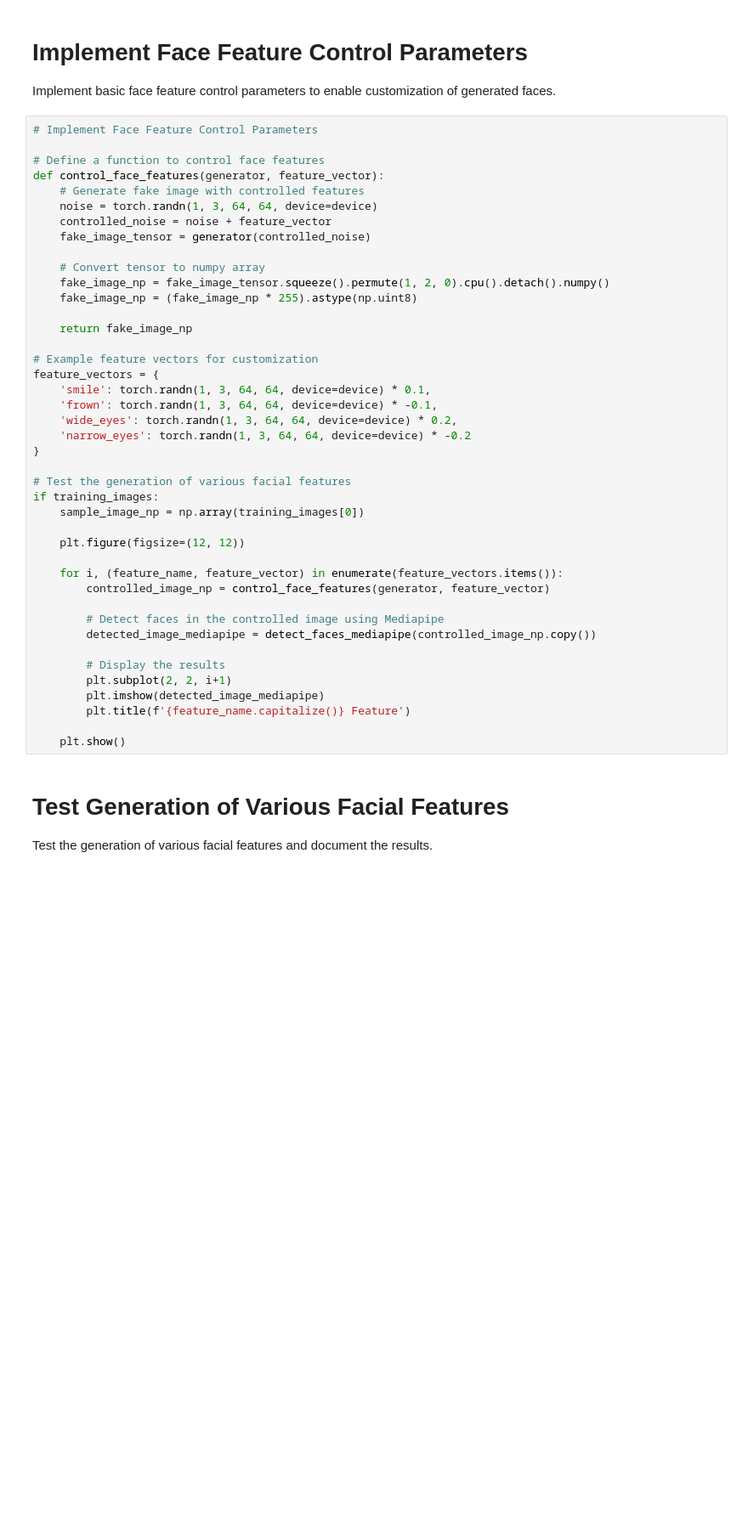
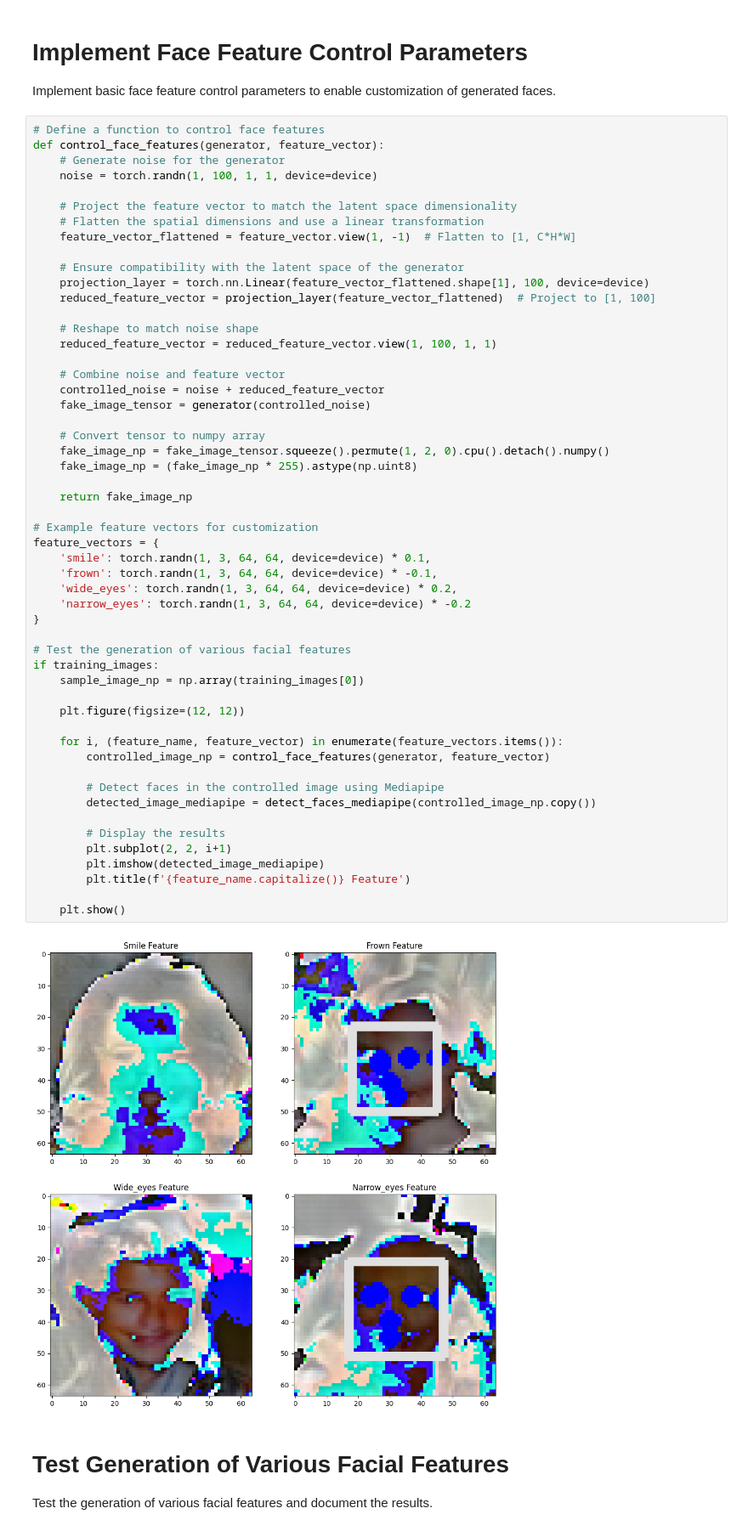
Before and after one commit to Rishardmunene/Stable-Diffusion-test, a Jupyter notebook: Face generation.ipynb, the cells around one changed output. Shown at 85% size. Drawn from its saved outputs; the diff is of its cells as text; blank space fills up the shorter version.

```diff
--- a/Face generation.ipynb
+++ b/Face generation.ipynb
@@ -311,13 +358,24 @@ if training_images:
 # Implement Face Feature Control Parameters
 Implement basic face feature control parameters to enable customization of generated faces.
 # %%
-# Implement Face Feature Control Parameters
-
 # Define a function to control face features
 def control_face_features(generator, feature_vector):
-    # Generate fake image with controlled features
-    noise = torch.randn(1, 3, 64, 64, device=device)
-    controlled_noise = noise + feature_vector
+    # Generate noise for the generator
+    noise = torch.randn(1, 100, 1, 1, device=device)
+
+    # Project the feature vector to match the latent space dimensionality
+    # Flatten the spatial dimensions and use a linear transformation
+    feature_vector_flattened = feature_vector.view(1, -1)  # Flatten to [1, C*H*W]
+
+    # Ensure compatibility with the latent space of the generator
+    projection_layer = torch.nn.Linear(feature_vector_flattened.shape[1], 100, device=device)
+    reduced_feature_vector = projection_layer(feature_vector_flattened)  # Project to [1, 100]
+
+    # Reshape to match noise shape
+    reduced_feature_vector = reduced_feature_vector.view(1, 100, 1, 1)
+
+    # Combine noise and feature vector
+    controlled_noise = noise + reduced_feature_vector
     fake_image_tensor = generator(controlled_noise)
 
     # Convert tensor to numpy array
@@ -325,33 +383,35 @@ def control_face_features(generator, feature_vector):
     fake_image_np = (fake_image_np * 255).astype(np.uint8)
 
     return fake_image_np
 
 # Example feature vectors for customization
 feature_vectors = {
     'smile': torch.randn(1, 3, 64, 64, device=device) * 0.1,
     'frown': torch.randn(1, 3, 64, 64, device=device) * -0.1,
     'wide_eyes': torch.randn(1, 3, 64, 64, device=device) * 0.2,
     'narrow_eyes': torch.randn(1, 3, 64, 64, device=device) * -0.2
 }
 
 # Test the generation of various facial features
 if training_images:
     sample_image_np = np.array(training_images[0])
 
     plt.figure(figsize=(12, 12))
 
     for i, (feature_name, feature_vector) in enumerate(feature_vectors.items()):
         controlled_image_np = control_face_features(generator, feature_vector)
 
         # Detect faces in the controlled image using Mediapipe
         detected_image_mediapipe = detect_faces_mediapipe(controlled_image_np.copy())
 
         # Display the results
         plt.subplot(2, 2, i+1)
         plt.imshow(detected_image_mediapipe)
         plt.title(f'{feature_name.capitalize()} Feature')
 
     plt.show()
+# %% [output]
+[figure, added]
 # %% [markdown]
 # Test Generation of Various Facial Features
 Test the generation of various facial features and document the results.
```
Also changed, not shown: parts of 10 cells of this notebook.
